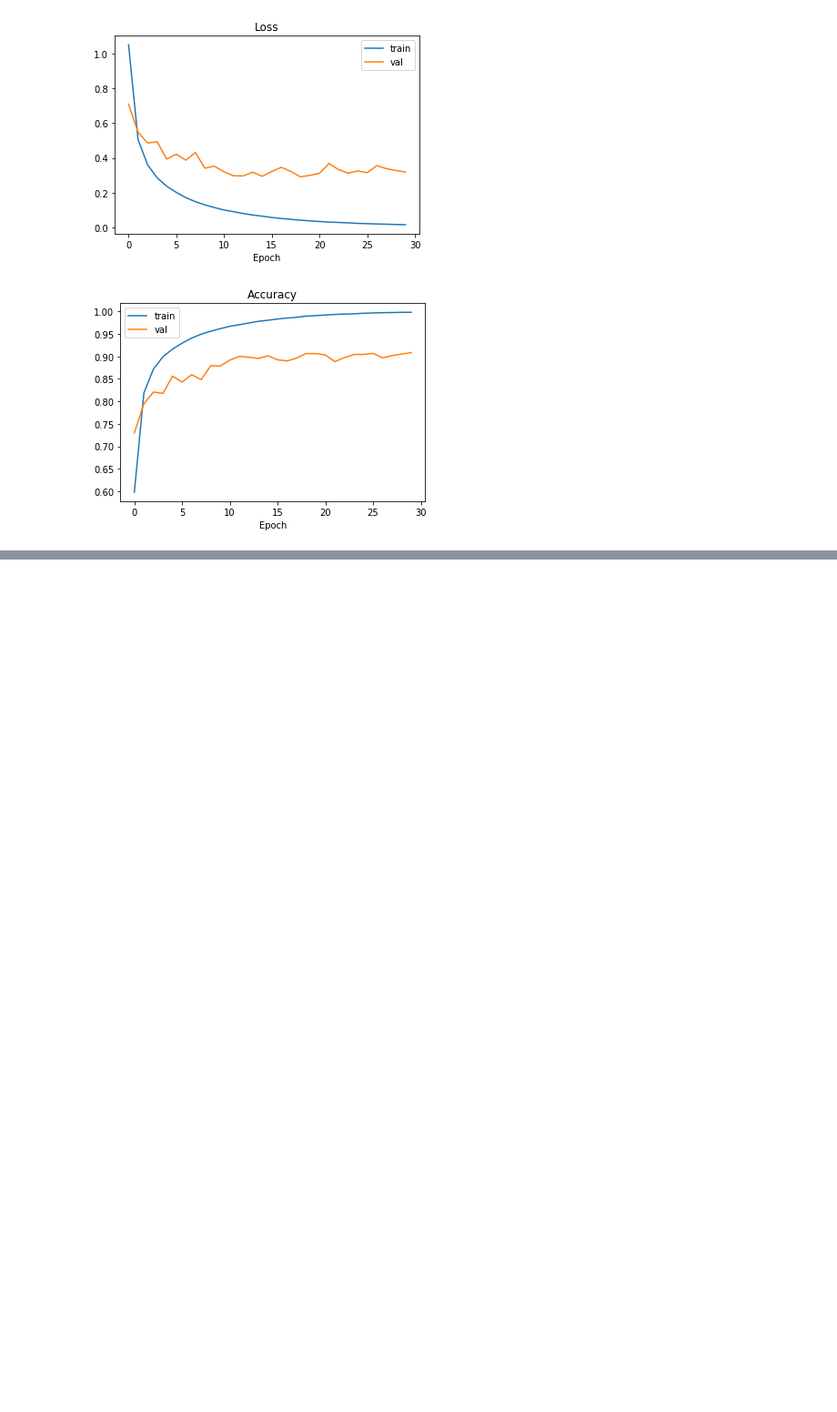
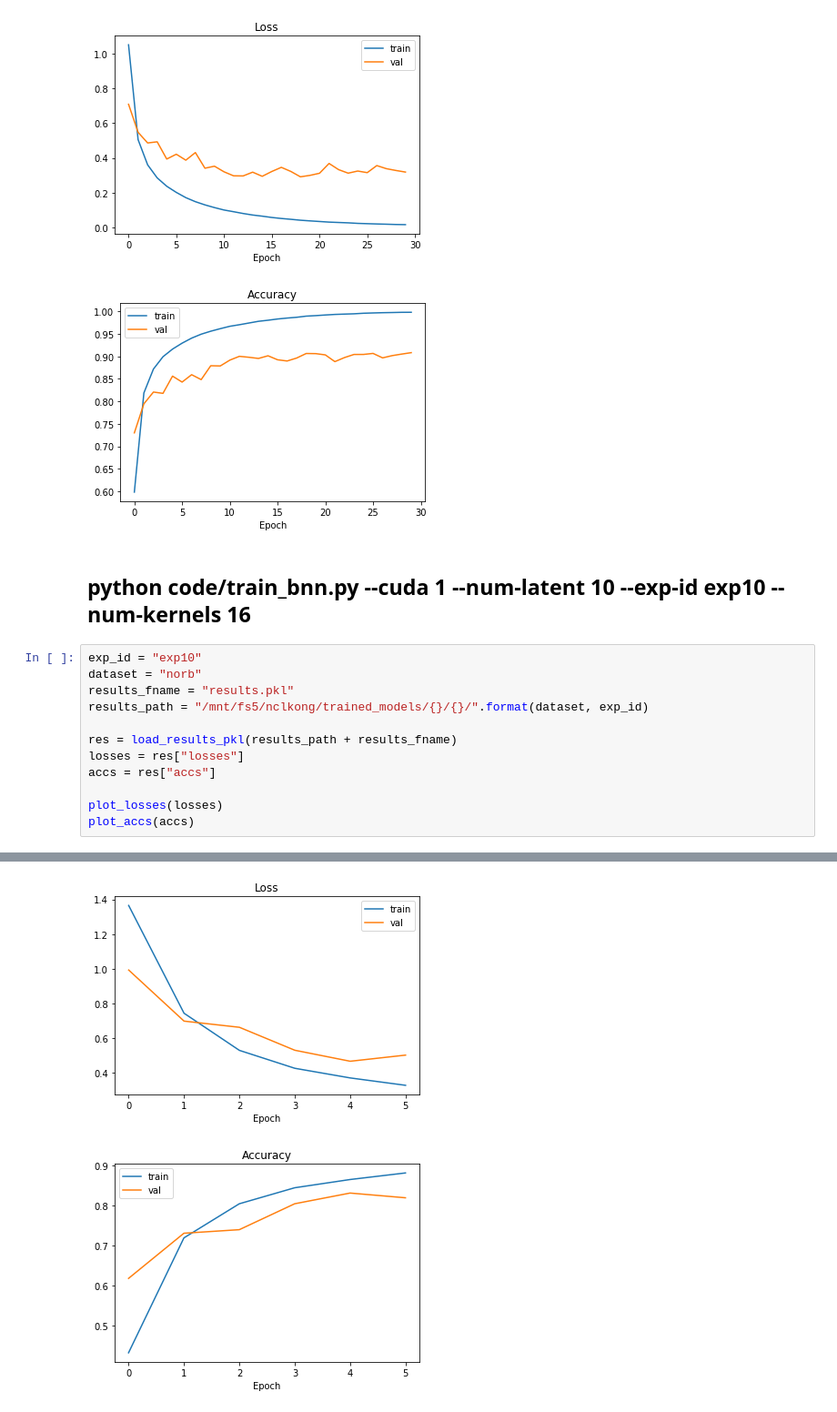
Before and after one commit to nathankong/3d_obj_recog, a Jupyter notebook: notebooks/PlotNorbTrainingCurves.ipynb, the cells around one changed output, grey strips where cells are left out. Shown at 91% size. Drawn from its saved outputs; the diff is of its cells as text; blank space fills up the shorter version.

```diff
--- a/notebooks/PlotNorbTrainingCurves.ipynb
+++ b/notebooks/PlotNorbTrainingCurves.ipynb
@@ -197,3 +197,18 @@ Best epoch val loss: 0.29138448297241587
 Best epoch val accuracy: 0.9083333333333333
 [figure]
 [figure]
+# %% [markdown]
+## python code/train_bnn.py --cuda 1 --num-latent 10 --exp-id exp10 --num-kernels 16
+# %%
+exp_id = "exp10"
+dataset = "norb"
+results_fname = "results.pkl"
+results_path = "/mnt/fs5/nclkong/trained_models/{}/{}/".format(dataset, exp_id)
+
+res = load_results_pkl(results_path + results_fname)
+losses = res["losses"]
+accs = res["accs"]
+
+plot_losses(losses)
+plot_accs(accs)
+# %% [output]
@@ -199,0 +217,2 @@ Best epoch val accuracy: 0.9083333333333333
+[figure, added]
+[figure, added]
```
Also changed, not shown: parts of 1 cell of this notebook, 9 other files.
